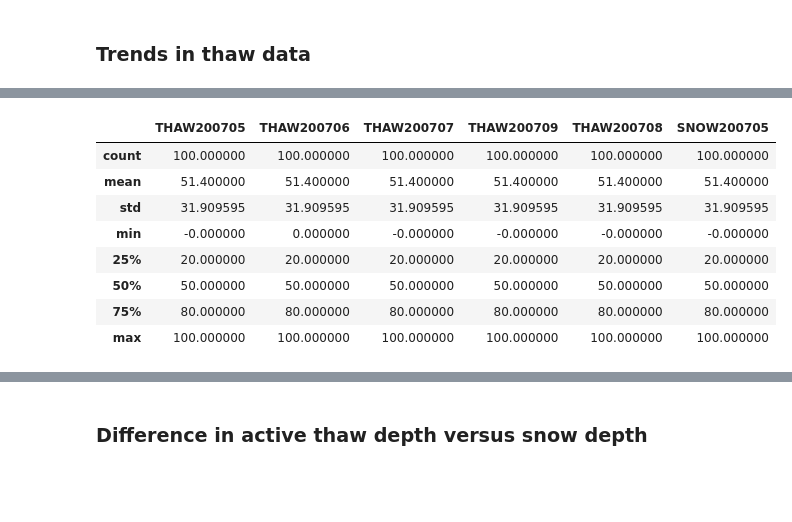
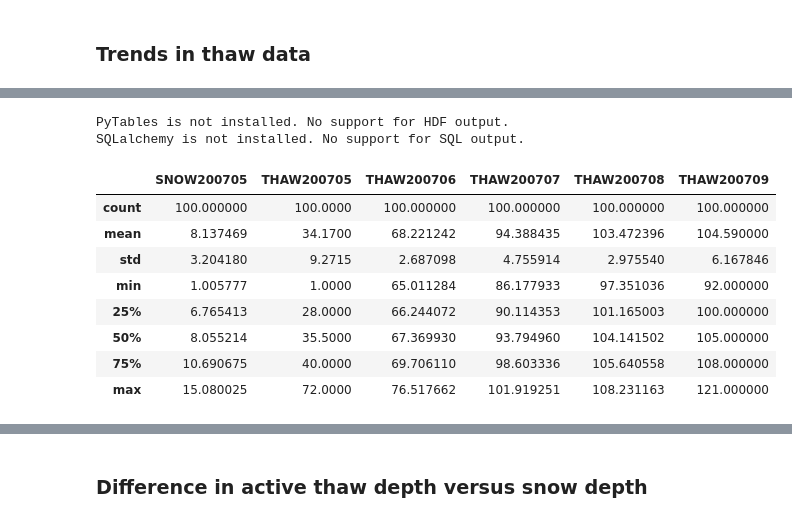
Before and after one commit to pmhalvor/geo4460, a Jupyter notebook: lab/GIS4/Halvorsen_GEO4460_report4_interpolation.ipynb, the cells around one changed output, grey strips where cells are left out. Drawn from its saved outputs; the diff is of its cells as text; code cells hidden in the pictures; blank space fills up the shorter version.

```diff
--- a/lab/GIS4/Halvorsen_GEO4460_report4_interpolation.ipynb
+++ b/lab/GIS4/Halvorsen_GEO4460_report4_interpolation.ipynb
@@ -175,16 +69,21 @@ load_snow_thaw_data_raw("GIS4_datafiles")
 # %%
-snow_melt = load_snow_thaw_data_sampled("exports")
+from utils import load_snow_melt_data_raw
+from utils import load_snow_melt_data_sampled
+
+snow_melt = load_snow_melt_data_sampled(file_name="sample_raster_snow_melt.csv")
 
 columns_of_interest = [col for col in snow_melt.columns if col.startswith('SNOW') or col.startswith('THAW')]
 
 snow_melt[columns_of_interest].describe()
 # %% [output]
+PyTables is not installed. No support for HDF output.
+SQLalchemy is not installed. No support for SQL output.
-|  | THAW200705 | THAW200706 | THAW200707 | THAW200709 | THAW200708 | SNOW200705 |
-| count | 100.000000 | 100.000000 | 100.000000 | 100.000000 | 100.000000 | 100.000000 |
-| mean | 51.400000 | 51.400000 | 51.400000 | 51.400000 | 51.400000 | 51.400000 |
-| std | 31.909595 | 31.909595 | 31.909595 | 31.909595 | 31.909595 | 31.909595 |
-| min | -0.000000 | 0.000000 | -0.000000 | -0.000000 | -0.000000 | -0.000000 |
-| 25% | 20.000000 | 20.000000 | 20.000000 | 20.000000 | 20.000000 | 20.000000 |
-| 50% | 50.000000 | 50.000000 | 50.000000 | 50.000000 | 50.000000 | 50.000000 |
-| 75% | 80.000000 | 80.000000 | 80.000000 | 80.000000 | 80.000000 | 80.000000 |
-| max | 100.000000 | 100.000000 | 100.000000 | 100.000000 | 100.000000 | 100.000000 |
+|  | SNOW200705 | THAW200705 | THAW200706 | THAW200707 | THAW200708 | THAW200709 |
+| count | 100.000000 | 100.0000 | 100.000000 | 100.000000 | 100.000000 | 100.000000 |
+| mean | 8.137469 | 34.1700 | 68.221242 | 94.388435 | 103.472396 | 104.590000 |
+| std | 3.204180 | 9.2715 | 2.687098 | 4.755914 | 2.975540 | 6.167846 |
+| min | 1.005777 | 1.0000 | 65.011284 | 86.177933 | 97.351036 | 92.000000 |
+| 25% | 6.765413 | 28.0000 | 66.244072 | 90.114353 | 101.165003 | 100.000000 |
+| 50% | 8.055214 | 35.5000 | 67.369930 | 93.794960 | 104.141502 | 105.000000 |
+| 75% | 10.690675 | 40.0000 | 69.706110 | 98.603336 | 105.640558 | 108.000000 |
+| max | 15.080025 | 72.0000 | 76.517662 | 101.919251 | 108.231163 | 121.000000 |
```
Also changed, not shown: parts of 32 cells of this notebook, 10 other files.
